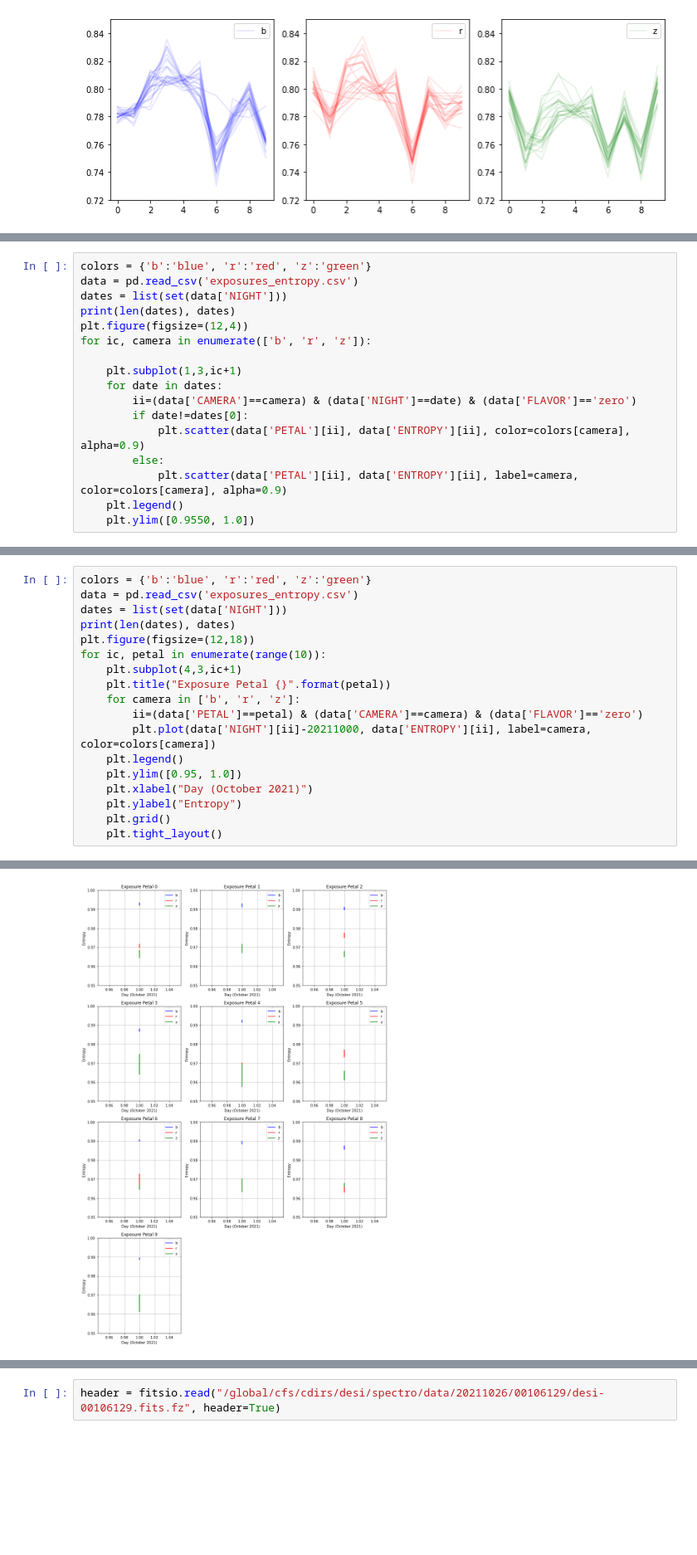
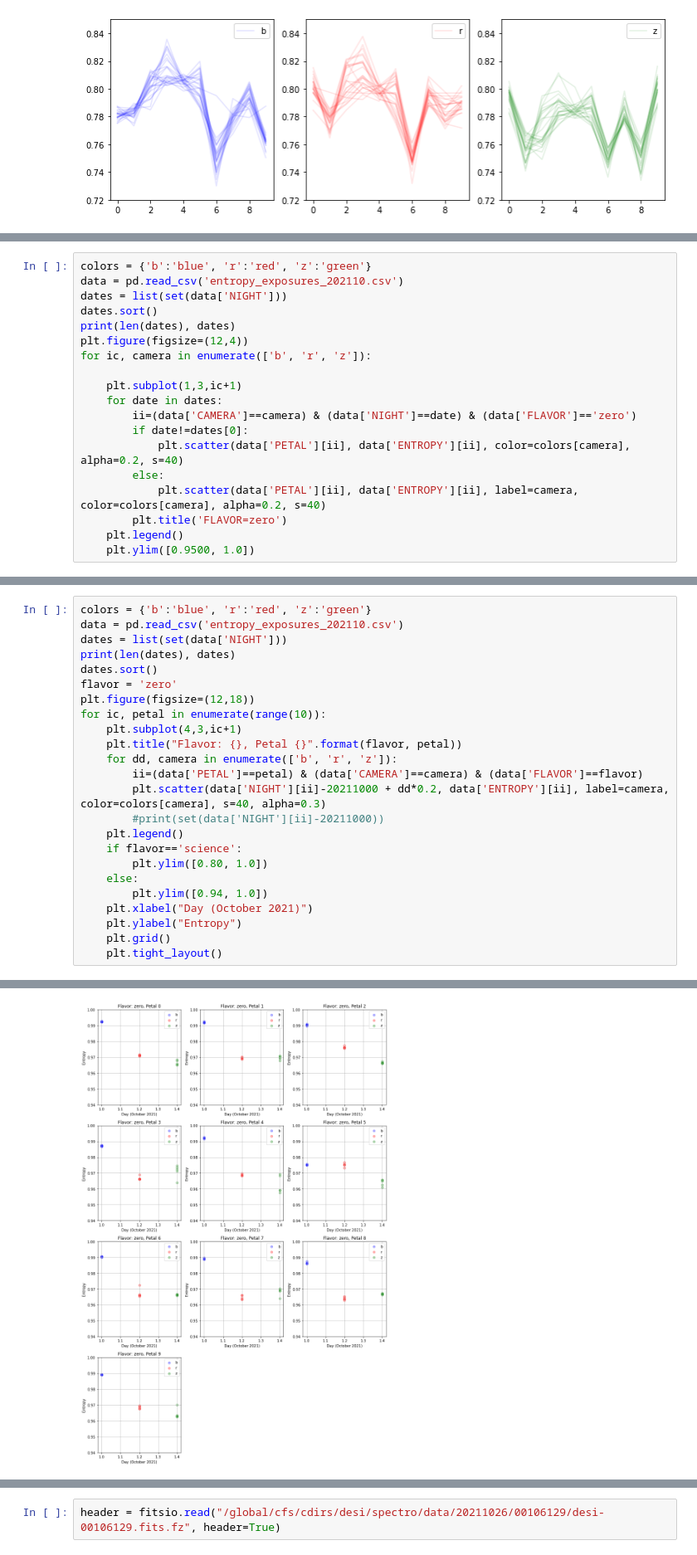
Before and after one commit to forero/SandboxDESI, a Jupyter notebook: entropy/explore_frames.ipynb, the cells around one changed output, grey strips where cells are left out. Shown at 83% size. Drawn from its saved outputs; the diff is of its cells as text; blank space fills up the shorter version.

```diff
--- a/entropy/explore_frames.ipynb
+++ b/entropy/explore_frames.ipynb
@@ -108,8 +108,9 @@ for ic, petal in enumerate(range(10)):
 [figure]
 # %%
 colors = {'b':'blue', 'r':'red', 'z':'green'}
-data = pd.read_csv('exposures_entropy.csv')
+data = pd.read_csv('entropy_exposures_202110.csv')
 dates = list(set(data['NIGHT']))
+dates.sort()
 print(len(dates), dates)
 plt.figure(figsize=(12,4))
 for ic, camera in enumerate(['b', 'r', 'z']):
@@ -118,10 +119,11 @@ for ic, camera in enumerate(['b', 'r', 'z']):
     for date in dates:
         ii=(data['CAMERA']==camera) & (data['NIGHT']==date) & (data['FLAVOR']=='zero')
         if date!=dates[0]:
-            plt.scatter(data['PETAL'][ii], data['ENTROPY'][ii], color=colors[camera], alpha=0.9)
+            plt.scatter(data['PETAL'][ii], data['ENTROPY'][ii], color=colors[camera], alpha=0.2, s=40)
         else:
-            plt.scatter(data['PETAL'][ii], data['ENTROPY'][ii], label=camera, color=colors[camera], alpha=0.9)
+            plt.scatter(data['PETAL'][ii], data['ENTROPY'][ii], label=camera, color=colors[camera], alpha=0.2, s=40)
+        plt.title('FLAVOR=zero')
     plt.legend()
-    plt.ylim([0.9550, 1.0])
+    plt.ylim([0.9500, 1.0])
 # %% [output]
 1 [20211001]
@@ -129,21 +131,27 @@ for ic, camera in enumerate(['b', 'r', 'z']):
 # %%
 colors = {'b':'blue', 'r':'red', 'z':'green'}
-data = pd.read_csv('exposures_entropy.csv')
+data = pd.read_csv('entropy_exposures_202110.csv')
 dates = list(set(data['NIGHT']))
 print(len(dates), dates)
+dates.sort()
+flavor = 'zero'
 plt.figure(figsize=(12,18))
 for ic, petal in enumerate(range(10)):
     plt.subplot(4,3,ic+1)
-    plt.title("Exposure Petal {}".format(petal))
-    for camera in ['b', 'r', 'z']:
-        ii=(data['PETAL']==petal) & (data['CAMERA']==camera) & (data['FLAVOR']=='zero')
-        plt.plot(data['NIGHT'][ii]-20211000, data['ENTROPY'][ii], label=camera, color=colors[camera])
+    plt.title("Flavor: {}, Petal {}".format(flavor, petal))
+    for dd, camera in enumerate(['b', 'r', 'z']):
+        ii=(data['PETAL']==petal) & (data['CAMERA']==camera) & (data['FLAVOR']==flavor)
+        plt.scatter(data['NIGHT'][ii]-20211000 + dd*0.2, data['ENTROPY'][ii], label=camera, color=colors[camera], s=40, alpha=0.3)
+        #print(set(data['NIGHT'][ii]-20211000))
     plt.legend()
-    plt.ylim([0.95, 1.0])
+    if flavor=='science':
+        plt.ylim([0.80, 1.0])
+    else:
+        plt.ylim([0.94, 1.0])
     plt.xlabel("Day (October 2021)")
     plt.ylabel("Entropy")
     plt.grid()
     plt.tight_layout()
 # %% [output]
 1 [20211001]
-[figure, old version]
+[figure, new version]
```
Also changed, not shown: parts of 3 cells of this notebook.
